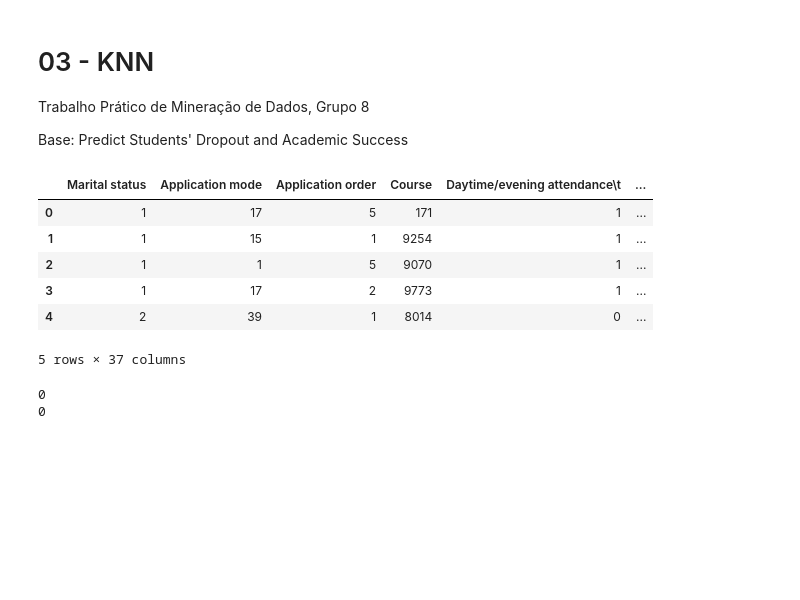
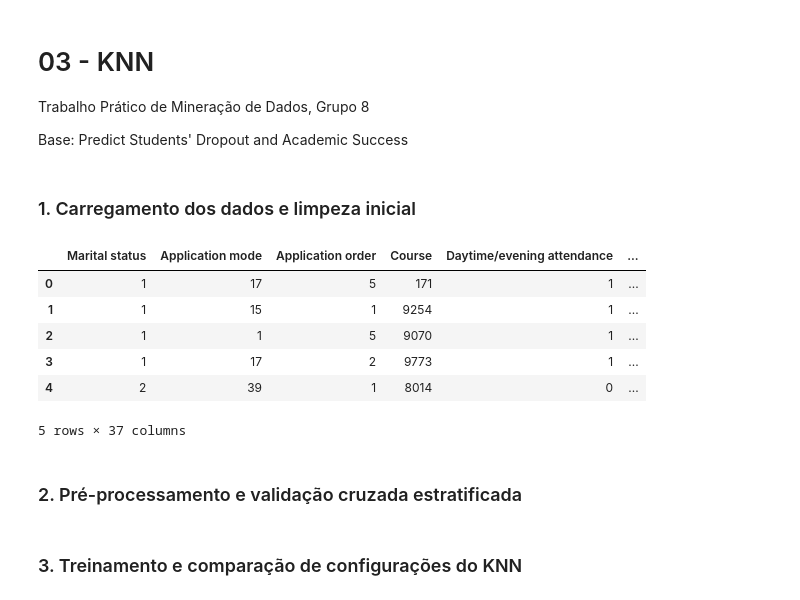
Before and after one commit to DaviComerio/trabalho-mineracao-de-dados, a Jupyter notebook: codigo/notebooks/03_knn.ipynb, the cells around one changed output. Drawn from its saved outputs; the diff is of its cells as text; code cells hidden in the pictures; blank space fills up the shorter version.

```diff
--- a/codigo/notebooks/03_knn.ipynb
+++ b/codigo/notebooks/03_knn.ipynb
@@ -5,34 +3,35 @@
 Trabalho Prático de Mineração de Dados, Grupo 8
 
 Base: Predict Students' Dropout and Academic Success
+# %% [markdown]
+### 1. Carregamento dos dados e limpeza inicial
 # %%
+from pathlib import Path
 import pandas as pd
 import numpy as np
 import matplotlib.pyplot as plt
 from sklearn.model_selection import StratifiedKFold
 from sklearn.preprocessing import StandardScaler
 from sklearn.neighbors import KNeighborsClassifier
 from sklearn.metrics import (confusion_matrix, classification_report, accuracy_score,
                              precision_score, recall_score, f1_score, ConfusionMatrixDisplay)
 
-url = "https://raw.githubusercontent.com/DaviComerio/trabalho-mineracao-de-dados/main/data/data.csv"
-dataset = pd.read_csv(url, sep=";")
+local_path = Path("../../data/data.csv")
+source = local_path if local_path.exists() else "https://raw.githubusercontent.com/DaviComerio/trabalho-mineracao-de-dados/main/data/data.csv"
+dataset = pd.read_csv(source, sep=";")
+dataset.columns = dataset.columns.str.strip()
+
+X = dataset.drop(columns=["Target"])
+y = dataset["Target"]
 dataset.head()
 # %% [output]
-|  | Marital status | Application mode | Application order | Course | Daytime/evening attendance\t | ... |
+|  | Marital status | Application mode | Application order | Course | Daytime/evening attendance | ... |
 | 0 | 1 | 17 | 5 | 171 | 1 | ... |
 | 1 | 1 | 15 | 1 | 9254 | 1 | ... |
 | 2 | 1 | 1 | 5 | 9070 | 1 | ... |
 | 3 | 1 | 17 | 2 | 9773 | 1 | ... |
 | 4 | 2 | 39 | 1 | 8014 | 0 | ... |
 5 rows × 37 columns
-# %%
-print(dataset.isnull().sum().sum())
-print(dataset.duplicated().sum())
-
-y = dataset['Target']
-X = dataset.drop('Target', axis='columns')
-# %% [output]
-0
-0
+# %% [markdown]
+### 2. Pré-processamento e validação cruzada estratificada
 # %%
@@ -53,6 +75,8 @@ def avaliar(modelo, X, y):
         metricas["f1"].append(f1_score(y.iloc[te], pred, average="macro"))
         y_true_all.extend(y.iloc[te]); y_pred_all.extend(pred)
     return metricas, y_true_all, y_pred_all
+# %% [markdown]
+### 3. Treinamento e comparação de configurações do KNN
 # %%
 configs_knn = {}
 for metrica in ['euclidean', 'manhattan']:
```
Also changed, not shown: parts of 7 cells of this notebook, 13 other files.
